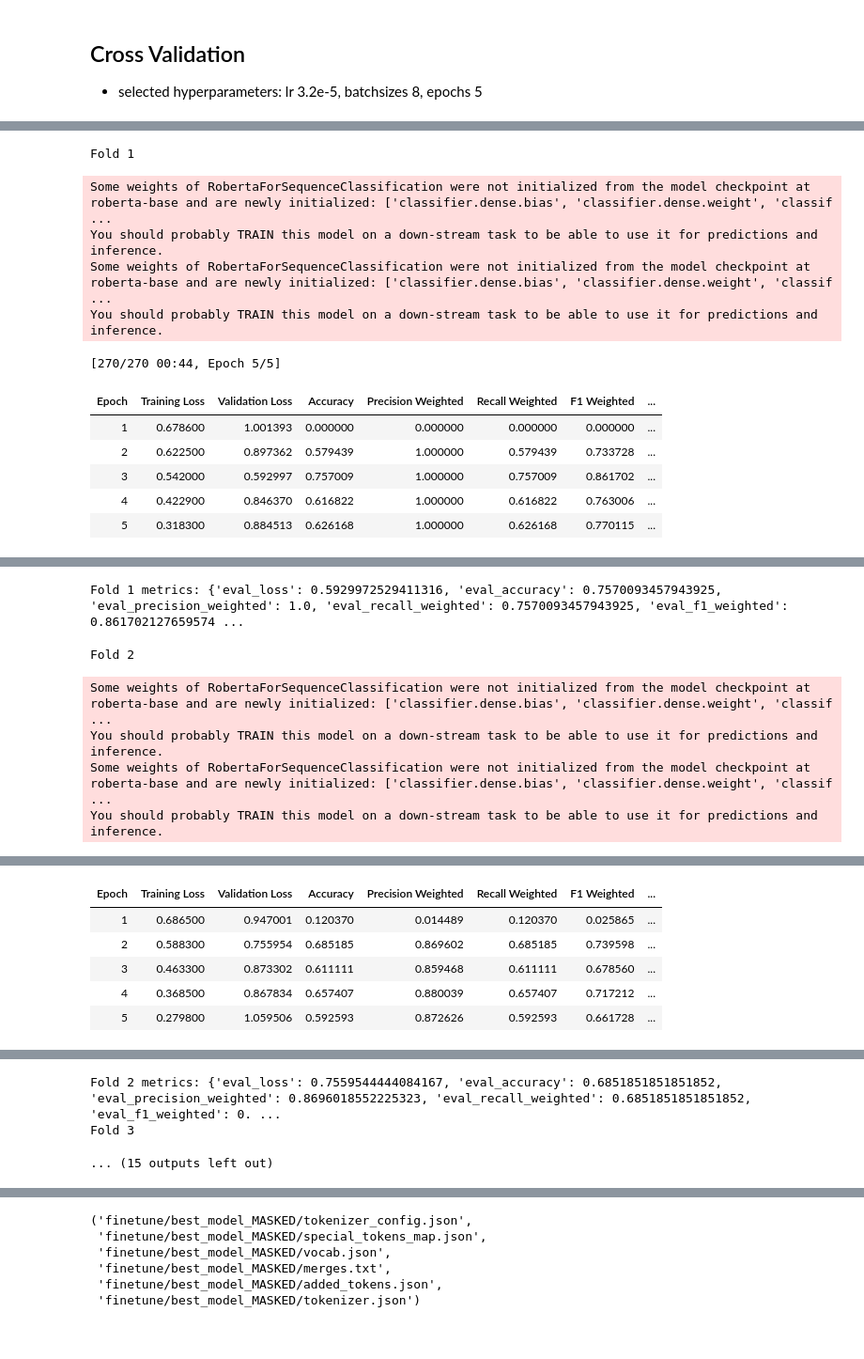
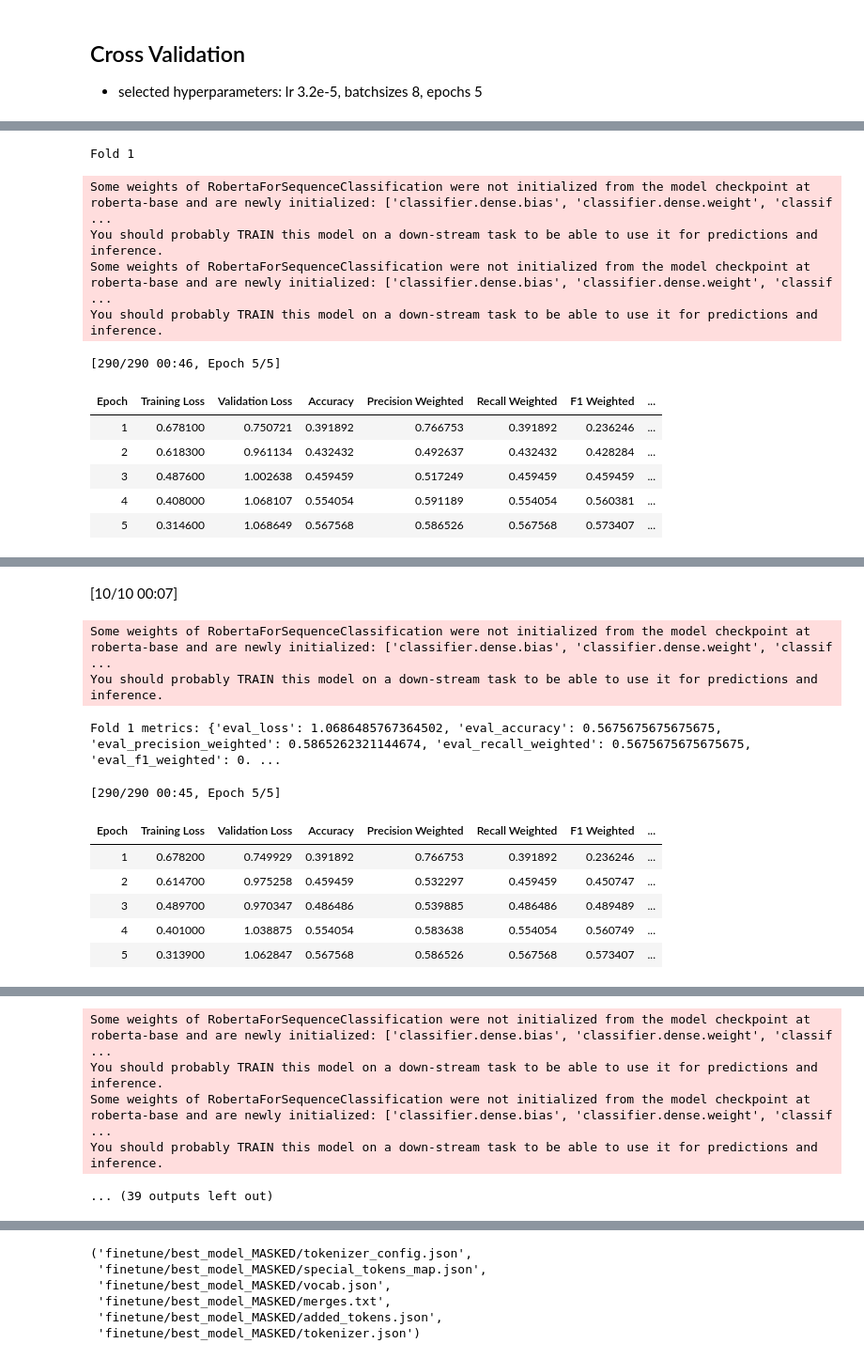
Before and after one commit to Mayaryin/GenderInfluenceInCodeGeneration, a Jupyter notebook: notebooks/prompt_analysis/08_Roberta_Per_Prompt_MASKED.ipynb, the cells around one changed output, grey strips where cells are left out. Shown: that part at 94% size. Saved outputs shown, nothing was run; the diff lists cells and outputs as text; code cells hidden in the pictures.

Commit message:
corrected group split

```diff
--- a/notebooks/prompt_analysis/08_Roberta_Per_Prompt_MASKED.ipynb
+++ b/notebooks/prompt_analysis/08_Roberta_Per_Prompt_MASKED.ipynb
@@ -211,4 +309,5 @@ def expected_calibration_error(y_true, y_prob, n_bins=15, strategy="uniform"):
 # %%
+
 from transformers import Trainer, TrainingArguments, EarlyStoppingCallback
 from datasets import Dataset
 from sklearn.model_selection import GroupKFold
@@ -216,18 +315,14 @@ from scipy.special import softmax
 import numpy as np
 
 
-groups = all_prompts['user_id'].values
-texts = all_prompts['masked_translated'].tolist()
-labels = all_prompts['label'].tolist()
-n_splits = 5  # e.g. 5-fold CV
 
-gkf = GroupKFold(n_splits=n_splits)
 
 all_results = []
+all_train_results = []
 all_probs = []
 all_true = []
 
-for fold, (train_idx, val_idx) in enumerate(gkf.split(texts, labels, groups)):
+for fold, (train_idx, val_idx) in enumerate(stratified_group_k_fold(texts, labels, groups, n_splits, random_state=42)):
     print(f"Fold {fold + 1}")
 
     train_prompts = all_prompts.iloc[train_idx]
@@ -251,6 +346,7 @@ for fold, (train_idx, val_idx) in enumerate(gkf.split(texts, labels, groups)):
             per_device_eval_batch_size=8,
             num_train_epochs=5,
             learning_rate=1.2e-5,
+            weight_decay=0.05,
             load_best_model_at_end=True,
             metric_for_best_model="accuracy",
             logging_steps=50,
@@ -269,39 +365,46 @@ for fold, (train_idx, val_idx) in enumerate(gkf.split(texts, labels, groups)):
     eval_metrics = trainer.evaluate()
     print(f"Fold {fold + 1} metrics:", eval_metrics)
 
+    trainer.train()  # Train
+    train_metrics = trainer.evaluate(eval_dataset=train_dataset)  # Evaluate on train set for training metrics
+    print(f"Fold {fold + 1} train accuracy:", train_metrics)
+
     # Get predictions on validation set
     outputs = trainer.predict(val_dataset)
     y_true = outputs.label_ids
 
     # If binary classification, logits.shape = (n, 2) for [class0, class1]
     # Prob: use softmax for multiclass or sigmoid for single logit
     y_logits = outputs.predictions
 
     # For binary classification with two logits (per sample)
     y_prob = softmax(y_logits, axis=1)[:, 1]
 
     # Save for this fold
     all_probs.append(y_prob)
     all_true.append(y_true)
 
     all_results.append(eval_metrics)
+    all_train_results.append(train_metrics)
 
 print(all_results)
+print("train metrics\n")
+print(all_train_results)
 
 pooled_true = np.concatenate(all_true)
 pooled_probs = np.concatenate(all_probs)
 pooled_ece = expected_calibration_error(pooled_true, pooled_probs)
 print("Pooled ECE across all folds:", pooled_ece)
 # %% [output]
 Fold 1
 Some weights of RobertaForSequenceClassification were not initialized from the model checkpoint at roberta-base and are newly initialized: ['classifier.dense.bias', 'classifier.dense.weight', 'classif ...
 You should probably TRAIN this model on a down-stream task to be able to use it for predictions and inference.
 Some weights of RobertaForSequenceClassification were not initialized from the model checkpoint at roberta-base and are newly initialized: ['classifier.dense.bias', 'classifier.dense.weight', 'classif ...
 You should probably TRAIN this model on a down-stream task to be able to use it for predictions and inference.
-[270/270 00:44, Epoch 5/5]
+[290/290 00:46, Epoch 5/5]
 | Epoch | Training Loss | Validation Loss | Accuracy | Precision Weighted | Recall Weighted | F1 Weighted | ... |
-| 1 | 0.678600 | 1.001393 | 0.000000 | 0.000000 | 0.000000 | 0.000000 | ... |
-| 2 | 0.622500 | 0.897362 | 0.579439 | 1.000000 | 0.579439 | 0.733728 | ... |
-| 3 | 0.542000 | 0.592997 | 0.757009 | 1.000000 | 0.757009 | 0.861702 | ... |
-| 4 | 0.422900 | 0.846370 | 0.616822 | 1.000000 | 0.616822 | 0.763006 | ... |
-| 5 | 0.318300 | 0.884513 | 0.626168 | 1.000000 | 0.626168 | 0.770115 | ... |
+| 1 | 0.678100 | 0.750721 | 0.391892 | 0.766753 | 0.391892 | 0.236246 | ... |
+| 2 | 0.618300 | 0.961134 | 0.432432 | 0.492637 | 0.432432 | 0.428284 | ... |
+| 3 | 0.487600 | 1.002638 | 0.459459 | 0.517249 | 0.459459 | 0.459459 | ... |
+| 4 | 0.408000 | 1.068107 | 0.554054 | 0.591189 | 0.554054 | 0.560381 | ... |
+| 5 | 0.314600 | 1.068649 | 0.567568 | 0.586526 | 0.567568 | 0.573407 | ... |
@@ -309,6 +411,11 @@ You should probably TRAIN this model on a down-stream task to be able to use it
+[10/10 00:07]
-Fold 1 metrics: {'eval_loss': 0.5929972529411316, 'eval_accuracy': 0.7570093457943925, 'eval_precision_weighted': 1.0, 'eval_recall_weighted': 0.7570093457943925, 'eval_f1_weighted': 0.861702127659574 ...
+Some weights of RobertaForSequenceClassification were not initialized from the model checkpoint at roberta-base and are newly initialized: ['classifier.dense.bias', 'classifier.dense.weight', 'classif ...
+You should probably TRAIN this model on a down-stream task to be able to use it for predictions and inference.
-Fold 2
+Fold 1 metrics: {'eval_loss': 1.0686485767364502, 'eval_accuracy': 0.5675675675675675, 'eval_precision_weighted': 0.5865262321144674, 'eval_recall_weighted': 0.5675675675675675, 'eval_f1_weighted': 0. ...
-Some weights of RobertaForSequenceClassification were not initialized from the model checkpoint at roberta-base and are newly initialized: ['classifier.dense.bias', 'classifier.dense.weight', 'classif ...
-You should probably TRAIN this model on a down-stream task to be able to use it for predictions and inference.
-Some weights of RobertaForSequenceClassification were not initialized from the model checkpoint at roberta-base and are newly initialized: ['classifier.dense.bias', 'classifier.dense.weight', 'classif ...
-You should probably TRAIN this model on a down-stream task to be able to use it for predictions and inference.
+[290/290 00:45, Epoch 5/5]
+| Epoch | Training Loss | Validation Loss | Accuracy | Precision Weighted | Recall Weighted | F1 Weighted | ... |
+| 1 | 0.678200 | 0.749929 | 0.391892 | 0.766753 | 0.391892 | 0.236246 | ... |
+| 2 | 0.614700 | 0.975258 | 0.459459 | 0.532297 | 0.459459 | 0.450747 | ... |
+| 3 | 0.489700 | 0.970347 | 0.486486 | 0.539885 | 0.486486 | 0.489489 | ... |
+| 4 | 0.401000 | 1.038875 | 0.554054 | 0.583638 | 0.554054 | 0.560749 | ... |
+| 5 | 0.313900 | 1.062847 | 0.567568 | 0.586526 | 0.567568 | 0.573407 | ... |
@@ -316,6 +424,0 @@ You should probably TRAIN this model on a down-stream task to be able to use it
-| Epoch | Training Loss | Validation Loss | Accuracy | Precision Weighted | Recall Weighted | F1 Weighted | ... |
-| 1 | 0.686500 | 0.947001 | 0.120370 | 0.014489 | 0.120370 | 0.025865 | ... |
-| 2 | 0.588300 | 0.755954 | 0.685185 | 0.869602 | 0.685185 | 0.739598 | ... |
-| 3 | 0.463300 | 0.873302 | 0.611111 | 0.859468 | 0.611111 | 0.678560 | ... |
-| 4 | 0.368500 | 0.867834 | 0.657407 | 0.880039 | 0.657407 | 0.717212 | ... |
-| 5 | 0.279800 | 1.059506 | 0.592593 | 0.872626 | 0.592593 | 0.661728 | ... |
@@ -323,6 +425,8 @@ You should probably TRAIN this model on a down-stream task to be able to use it
-Fold 2 metrics: {'eval_loss': 0.7559544444084167, 'eval_accuracy': 0.6851851851851852, 'eval_precision_weighted': 0.8696018552225323, 'eval_recall_weighted': 0.6851851851851852, 'eval_f1_weighted': 0. ...
-Fold 3
+Some weights of RobertaForSequenceClassification were not initialized from the model checkpoint at roberta-base and are newly initialized: ['classifier.dense.bias', 'classifier.dense.weight', 'classif ...
+You should probably TRAIN this model on a down-stream task to be able to use it for predictions and inference.
+Some weights of RobertaForSequenceClassification were not initialized from the model checkpoint at roberta-base and are newly initialized: ['classifier.dense.bias', 'classifier.dense.weight', 'classif ...
+You should probably TRAIN this model on a down-stream task to be able to use it for predictions and inference.
-... (15 outputs left out)
+... (39 outputs left out)
 # %%
 results = pd.DataFrame(all_results)
 stats = results.describe()
```
Also changed, not shown: parts of 11 cells of this notebook.
